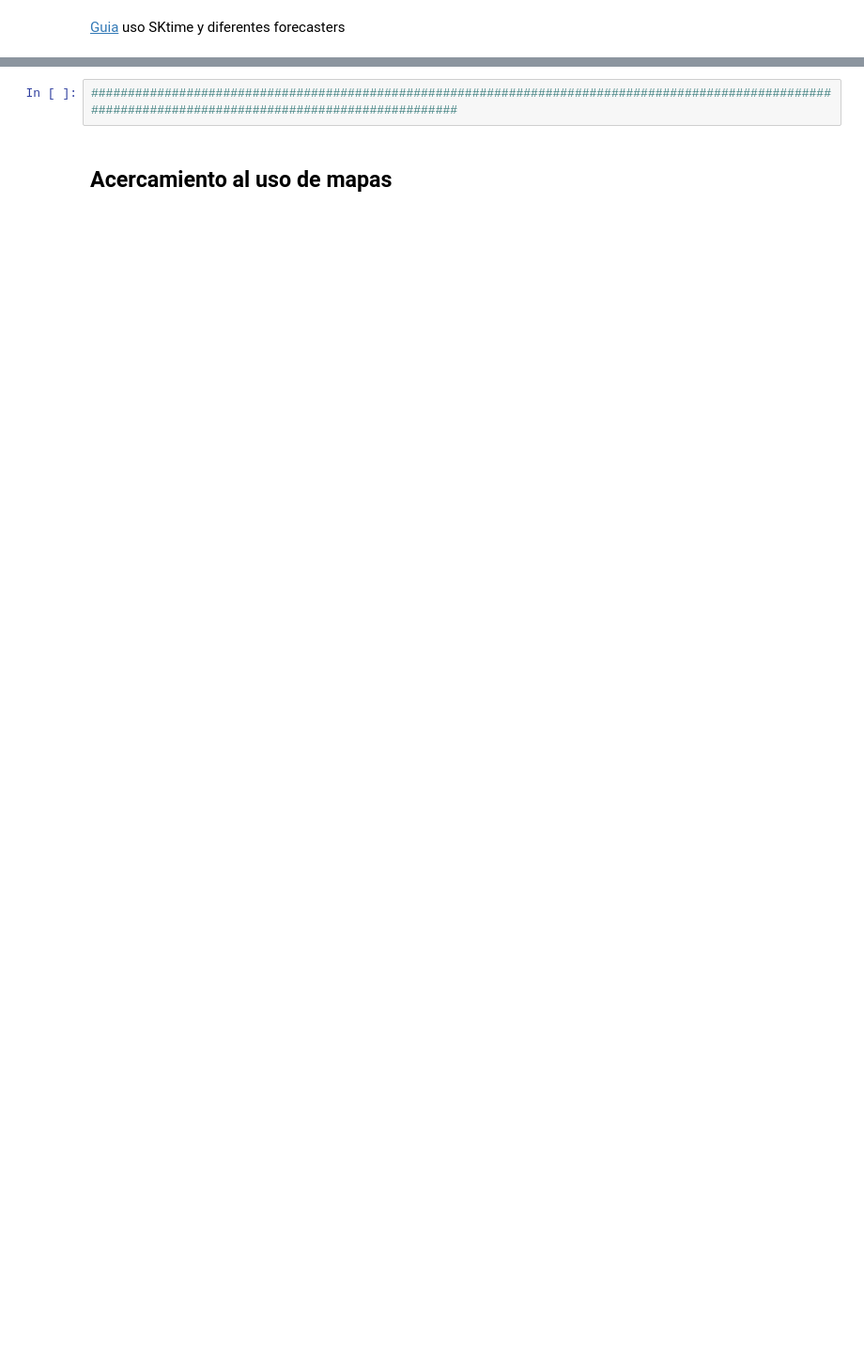
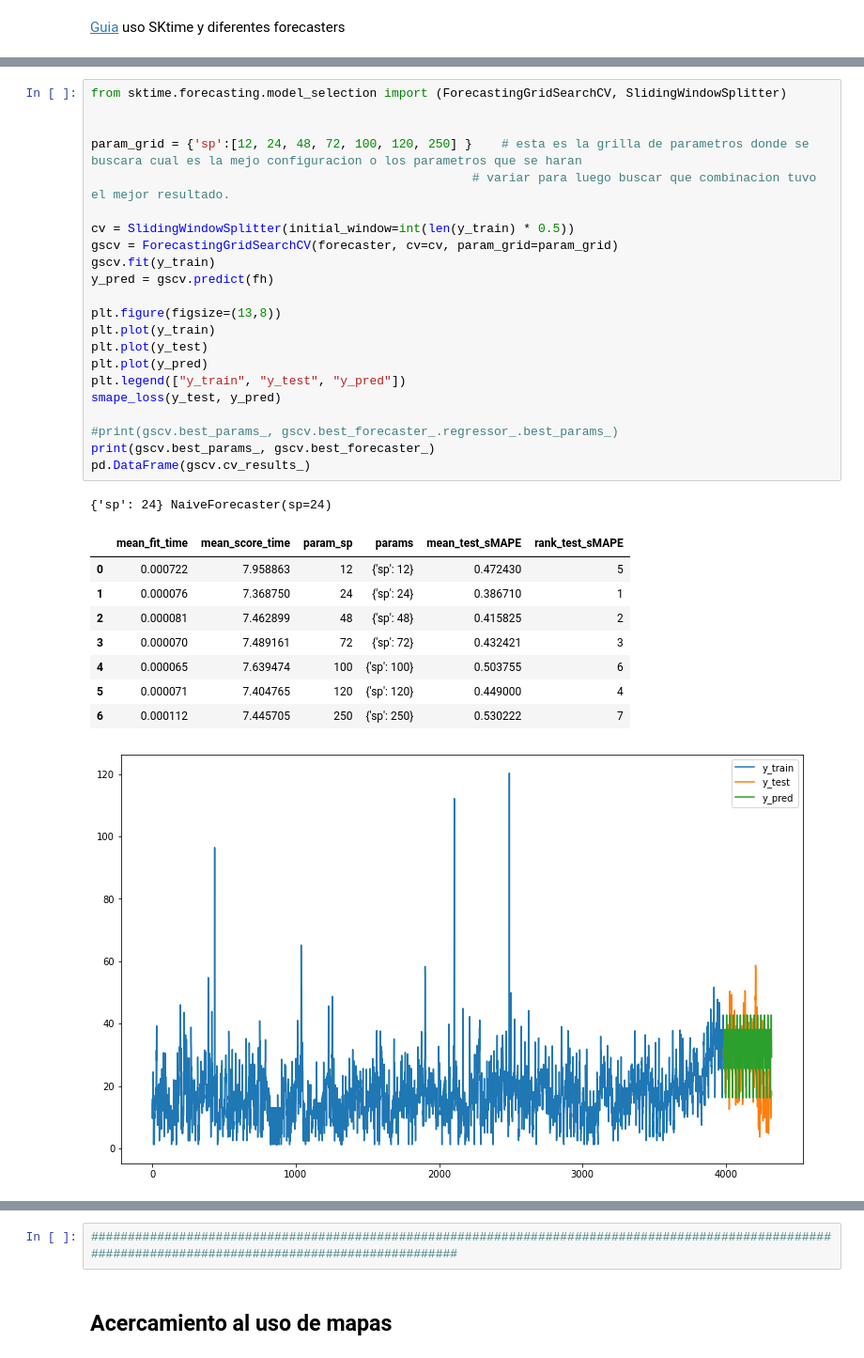
Before and after one commit to julianzd13/Senales-3-proyecto-aplicacion-Aire-SIATA, a Jupyter notebook: SIATA_Pro_intent_1_J_Zapata.ipynb, the cells around one changed output, grey strips where cells are left out. Shown: that part at 94% size. Drawn from its saved outputs; the diff is of its cells as text; blank space fills up the shorter version.

```diff
--- a/SIATA_Pro_intent_1_J_Zapata.ipynb
+++ b/SIATA_Pro_intent_1_J_Zapata.ipynb
@@ -417,0 +408,33 @@ smape_loss(y_test, y_pred)
+# %%
+from sktime.forecasting.model_selection import (ForecastingGridSearchCV, SlidingWindowSplitter)
+
+
+param_grid = {'sp':[12, 24, 48, 72, 100, 120, 250] }    # esta es la grilla de parametros donde se buscara cual es la mejo configuracion o los parametros que se haran
+                                                    # variar para luego buscar que combinacion tuvo el mejor resultado.
+
+cv = SlidingWindowSplitter(initial_window=int(len(y_train) * 0.5))
+gscv = ForecastingGridSearchCV(forecaster, cv=cv, param_grid=param_grid)
+gscv.fit(y_train)
+y_pred = gscv.predict(fh)
+
+plt.figure(figsize=(13,8))
+plt.plot(y_train)
+plt.plot(y_test)
+plt.plot(y_pred)
+plt.legend(["y_train", "y_test", "y_pred"])
+smape_loss(y_test, y_pred)
+
+#print(gscv.best_params_, gscv.best_forecaster_.regressor_.best_params_)
+print(gscv.best_params_, gscv.best_forecaster_)
+pd.DataFrame(gscv.cv_results_)
+# %% [output]
+{'sp': 24} NaiveForecaster(sp=24)
+|  | mean_fit_time | mean_score_time | param_sp | params | mean_test_sMAPE | rank_test_sMAPE |
+| 0 | 0.000722 | 7.958863 | 12 | {'sp': 12} | 0.472430 | 5 |
+| 1 | 0.000076 | 7.368750 | 24 | {'sp': 24} | 0.386710 | 1 |
+| 2 | 0.000081 | 7.462899 | 48 | {'sp': 48} | 0.415825 | 2 |
+| 3 | 0.000070 | 7.489161 | 72 | {'sp': 72} | 0.432421 | 3 |
+| 4 | 0.000065 | 7.639474 | 100 | {'sp': 100} | 0.503755 | 6 |
+| 5 | 0.000071 | 7.404765 | 120 | {'sp': 120} | 0.449000 | 4 |
+| 6 | 0.000112 | 7.445705 | 250 | {'sp': 250} | 0.530222 | 7 |
+[figure, added]
```
Also changed, not shown: parts of 33 cells of this notebook.
